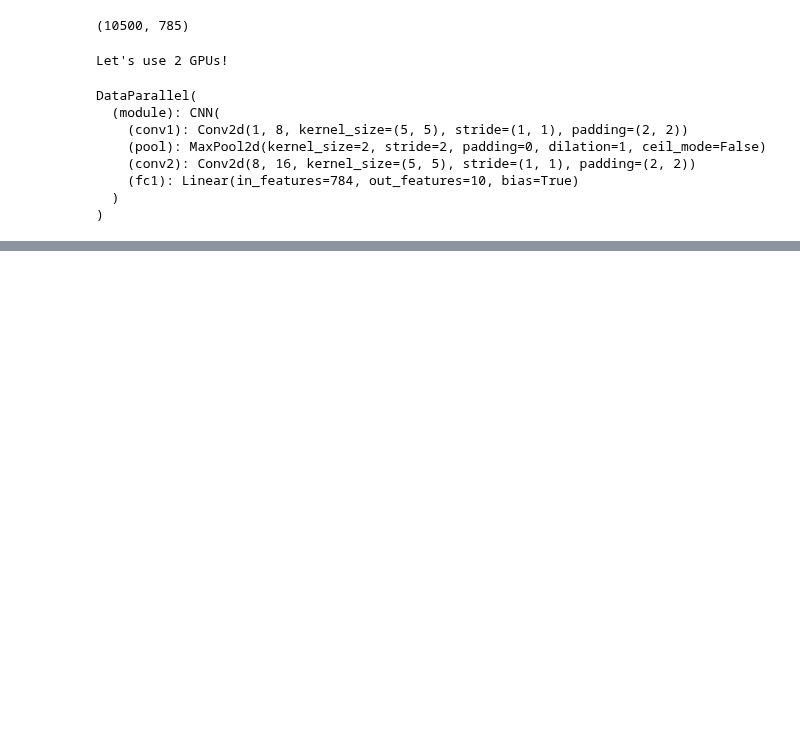
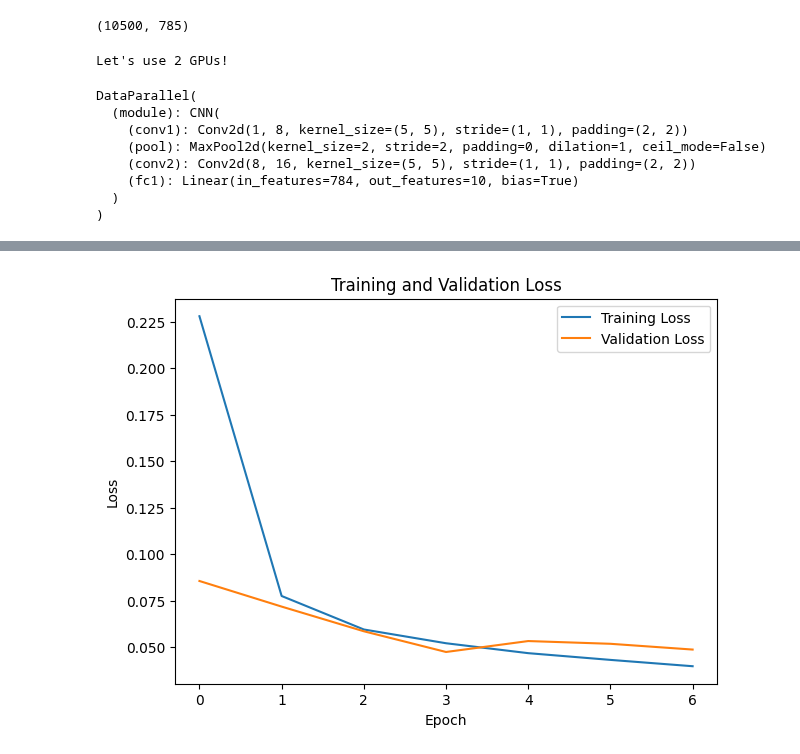
Before and after one commit to abdulhakkeempa/deep-learning, a Jupyter notebook: mnist/cnn.ipynb, the cells around one changed output, grey strips where cells are left out. Cells and saved outputs as stored; diff of their text form; code cells hidden in the pictures; blank space fills up the shorter version.

Commit message:
applied l2 regularisation, plotted train_loss, val_loss, train_accuracy, val_accuracy

```diff
--- a/mnist/cnn.ipynb
+++ b/mnist/cnn.ipynb
@@ -117,14 +113,20 @@ DataParallel(
 import torch.optim as optim
 # %%
 criterion = nn.CrossEntropyLoss()
-optimizer = optim.SGD(model.parameters(), lr=0.01, momentum=0.9)
+optimizer = optim.SGD(model.parameters(), lr=0.01, momentum=0.9, weight_decay = 0.001)
 # %%
 import copy
 # %%
 best_loss = float('inf')
 best_model_weights = None
-patience = 5
+patience = 3
 best_model_weights = copy.deepcopy(model.state_dict())
+# %%
+history = {}
+history['train_loss'] = []
+history['val_loss'] = []
+history['train_accuracy'] = []
+history['val_accuracy'] = []
 # %%
 epochs = 20
 
@@ -208,0 +228,12 @@ Stopping the training
+# %%
+# Plot training and validation loss
+plt.figure(figsize=(7, 5))
+plt.plot(history['train_loss'], label='Training Loss')
+plt.plot(history['val_loss'], label='Validation Loss')
+plt.title('Training and Validation Loss')
+plt.xlabel('Epoch')
+plt.ylabel('Loss')
+plt.legend()
+plt.show()
+# %% [output]
+[figure, added]
```
Also changed, not shown: parts of 4 cells of this notebook.
